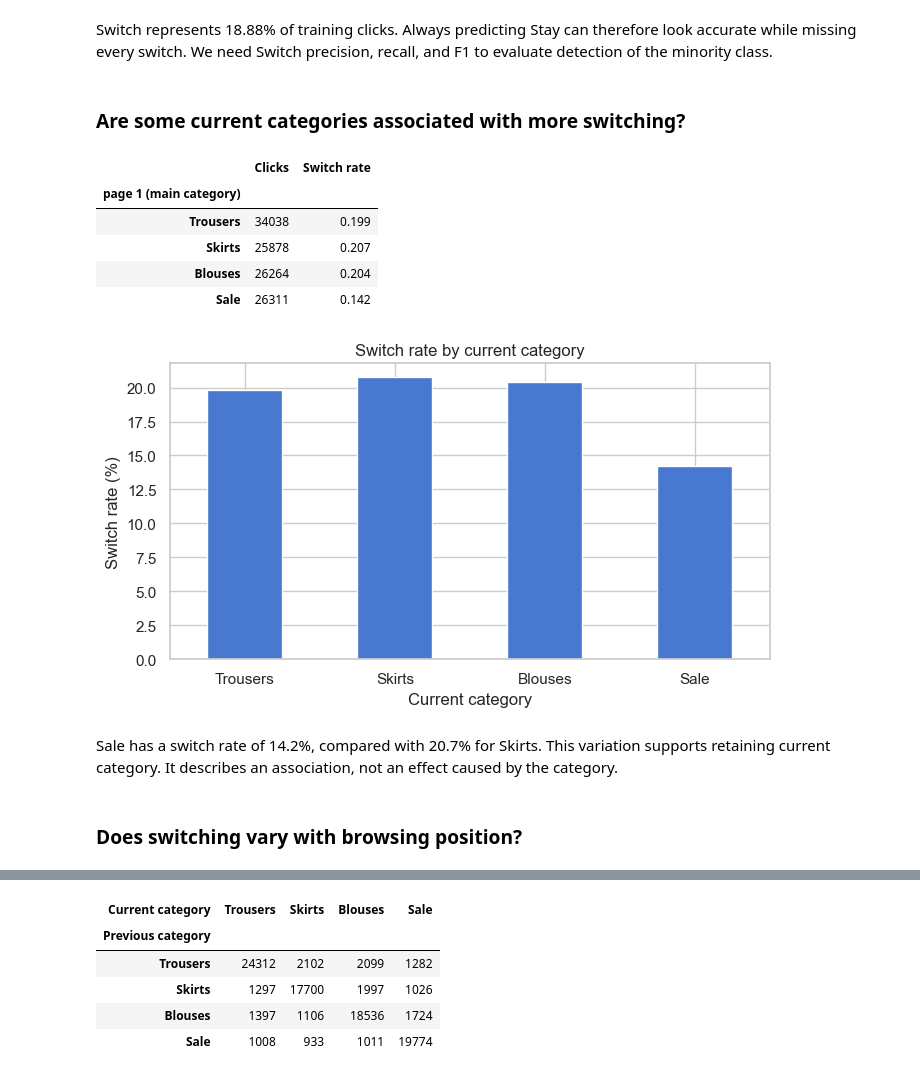
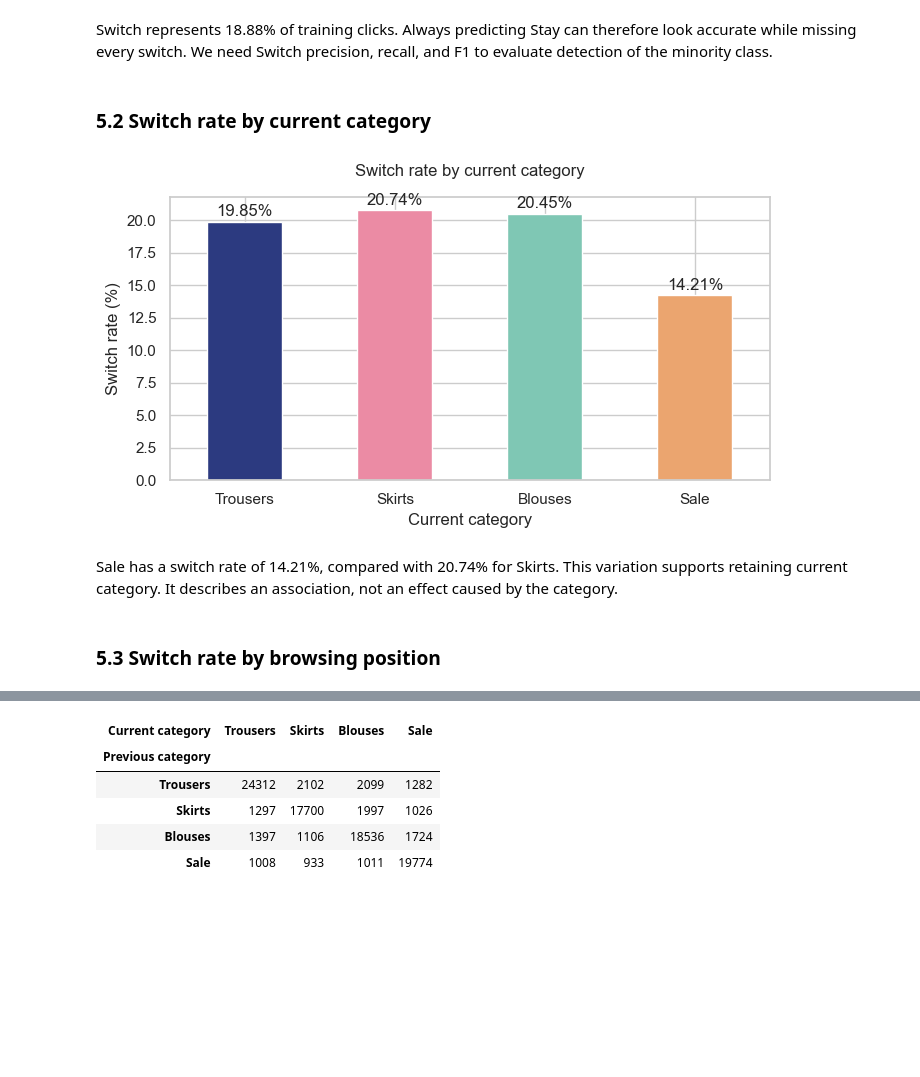
Before and after one commit to nghonganh016/eshop-clothing-next-category, a Jupyter notebook: Group01_EShopClothing_SwitchPrediction.ipynb, the cells around one changed output, grey strips where cells are left out. Saved outputs shown, nothing was run; the diff lists cells and outputs as text; code cells hidden in the pictures; blank space fills up the shorter version.

```diff
--- a/Group01_EShopClothing_SwitchPrediction.ipynb
+++ b/Group01_EShopClothing_SwitchPrediction.ipynb
@@ -292,33 +277,27 @@ plt.show()
 Switch represents 18.88% of training clicks. Always predicting Stay can therefore
 look accurate while missing every switch. We need Switch precision, recall, and F1
 to evaluate detection of the minority class.
-# %% [markdown]
-### Are some current categories associated with more switching?
+# %% [markdown]
+### 5.2 Switch rate by current category
 # %%
 category_names = {1: "Trousers", 2: "Skirts", 3: "Blouses", 4: "Sale"}
 category_rates = train_df.groupby("page 1 (main category)")["switch_category"].agg(
     ["size", "mean"]
 ).rename(index=category_names, columns={"size": "Clicks", "mean": "Switch rate"})
-display(category_rates.round(3))
-ax = (100 * category_rates["Switch rate"]).plot.bar(rot=0, figsize=(7, 4))
-ax.set(title="Switch rate by current category", xlabel="Current category",
-       ylabel="Switch rate (%)")
+ax = (100 * category_rates["Switch rate"]).plot.bar(rot=0, color = ["#2C3A80", "#EB8BA4", "#7FC7B4", "#EBA56F"], figsize=(7, 4))
+ax.bar_label(ax.containers[0], fmt="%.2f%%", padding=2)
+ax.set_title("Switch rate by current category", pad=15)
+ax.set(xlabel="Current category", ylabel="Switch rate (%)")
 plt.tight_layout()
 plt.show()
 # %% [output]
-|  | Clicks | Switch rate |
-| page 1 (main category) |  |  |
-| Trousers | 34038 | 0.199 |
-| Skirts | 25878 | 0.207 |
-| Blouses | 26264 | 0.204 |
-| Sale | 26311 | 0.142 |
-[figure, old version]
+[figure, new version]
 # %% [markdown]
-Sale has a switch rate of 14.2%,
-compared with 20.7% for Skirts. This variation supports
+Sale has a switch rate of 14.21%,
+compared with 20.74% for Skirts. This variation supports
 retaining current category. It describes an association, not an effect caused by the category.
-# %% [markdown]
-### Does switching vary with browsing position?
+# %% [markdown]
+### 5.3 Switch rate by browsing position
 # %%
 order_groups = pd.cut(
     train_df["order"], bins=[0, 1, 3, 6, 10, np.inf],
```
Also changed, not shown: parts of 145 cells of this notebook, 1 other file.
